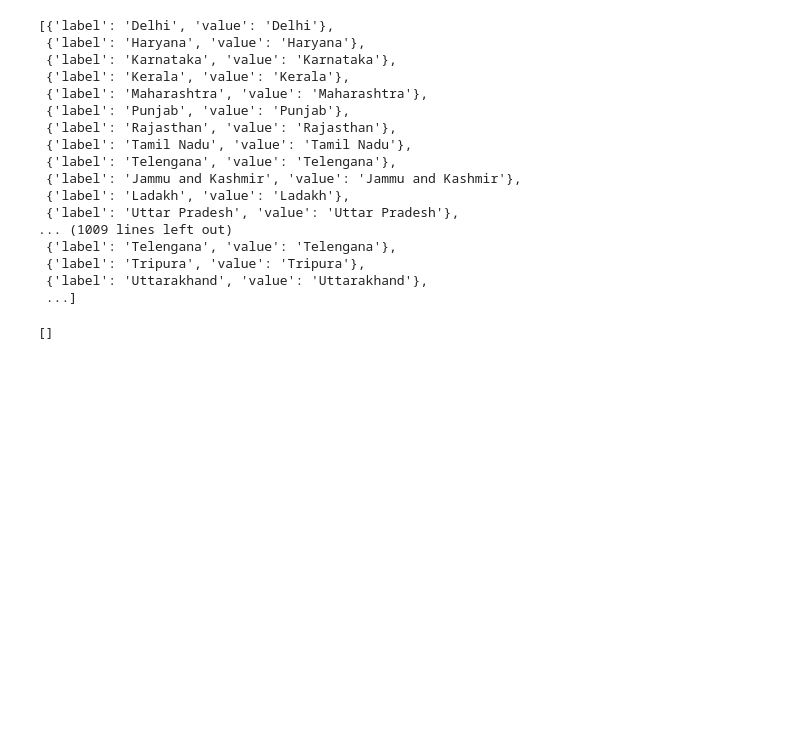
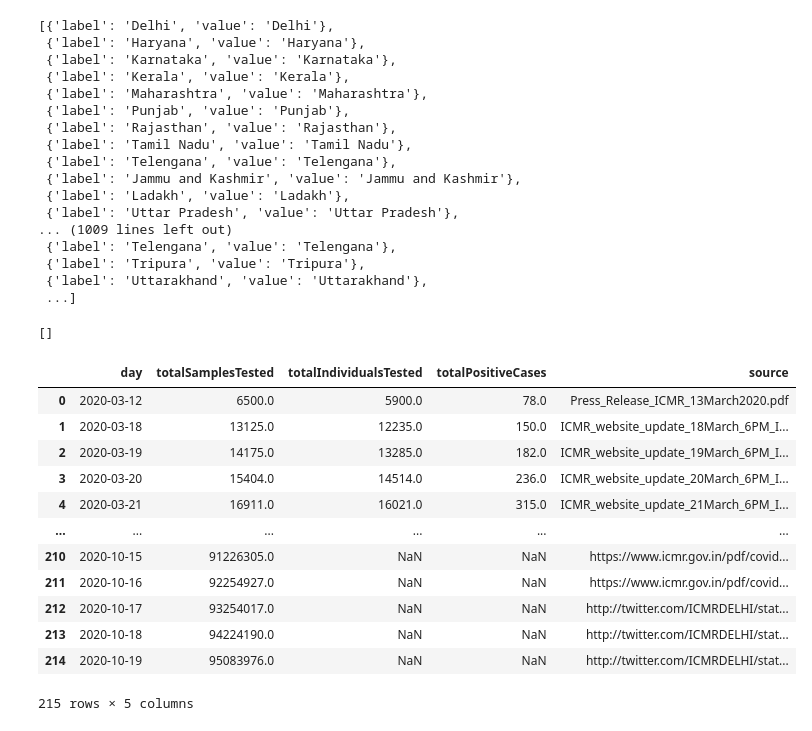
Before and after one commit to kusumakarshukla/COVID19, a Jupyter notebook: src/Untitled.ipynb, the cells around one changed output. Cells and saved outputs as stored; diff of their text form; code cells hidden in the pictures; blank space fills up the shorter version.

```diff
--- a/src/Untitled.ipynb
+++ b/src/Untitled.ipynb
@@ -231,0 +234,24 @@ types=['label','value']
+# %%
+res=requests.get('https://api.rootnet.in/covid19-in/stats/testing/history').text
+# %%
+import json
+res=json.loads(res)
+# %%
+import pandas as pd
+df=pd.DataFrame(res['data'])
+# %%
+df
+# %% [output]
+|  | day | totalSamplesTested | totalIndividualsTested | totalPositiveCases | source |
+| 0 | 2020-03-12 | 6500.0 | 5900.0 | 78.0 | Press_Release_ICMR_13March2020.pdf |
+| 1 | 2020-03-18 | 13125.0 | 12235.0 | 150.0 | ICMR_website_update_18March_6PM_I... |
+| 2 | 2020-03-19 | 14175.0 | 13285.0 | 182.0 | ICMR_website_update_19March_6PM_I... |
+| 3 | 2020-03-20 | 15404.0 | 14514.0 | 236.0 | ICMR_website_update_20March_6PM_I... |
+| 4 | 2020-03-21 | 16911.0 | 16021.0 | 315.0 | ICMR_website_update_21March_6PM_I... |
+| ... | ... | ... | ... | ... | ... |
+| 210 | 2020-10-15 | 91226305.0 | NaN | NaN | https://www.icmr.gov.in/pdf/covid... |
+| 211 | 2020-10-16 | 92254927.0 | NaN | NaN | https://www.icmr.gov.in/pdf/covid... |
+| 212 | 2020-10-17 | 93254017.0 | NaN | NaN | http://twitter.com/ICMRDELHI/stat... |
+| 213 | 2020-10-18 | 94224190.0 | NaN | NaN | http://twitter.com/ICMRDELHI/stat... |
+| 214 | 2020-10-19 | 95083976.0 | NaN | NaN | http://twitter.com/ICMRDELHI/stat... |
+215 rows × 5 columns
```
Also changed, not shown: parts of 6 cells of this notebook, 9 other files.
